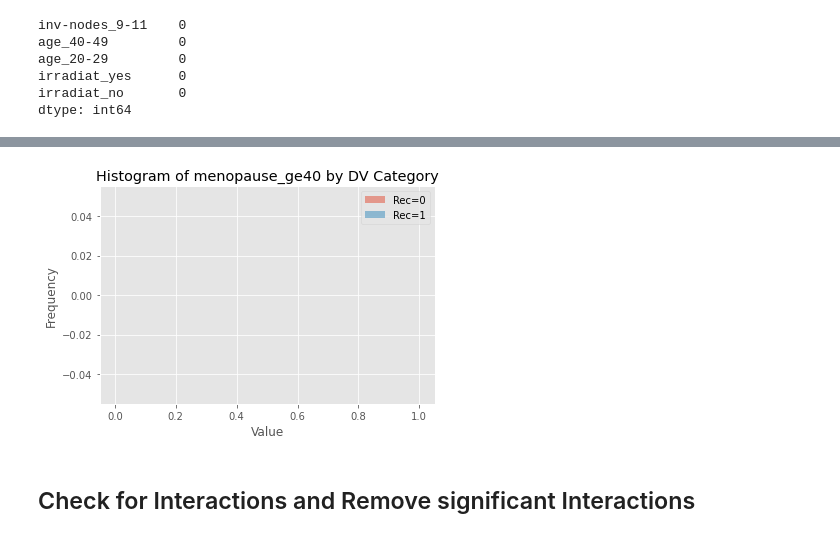
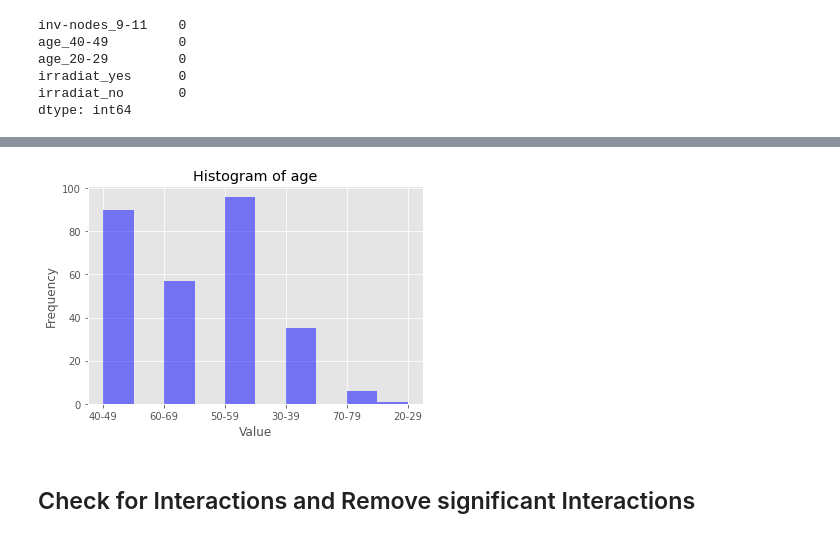
Before and after one commit to blessjal/practicums, a Jupyter notebook: breast_cancer_prediction.ipynb, the cells around one changed output, grey strips where cells are left out. Drawn from its saved outputs; the diff is of its cells as text; code cells hidden in the pictures.

```diff
--- a/breast_cancer_prediction.ipynb
+++ b/breast_cancer_prediction.ipynb
@@ -129,7 +121,7 @@ def plot_histogram_rec(x, y):
-# %%
-plot_histogram_rec(X['menopause_ge40'], y)
-# %% [output]
-[figure, removed]
+# %%
+plot_histogram(df['age'])
+# %% [output]
+[figure, added]
 # %% [markdown]
 ## Check for Interactions and Remove significant Interactions
 # %%
```
Also changed, not shown: parts of 51 cells of this notebook.
